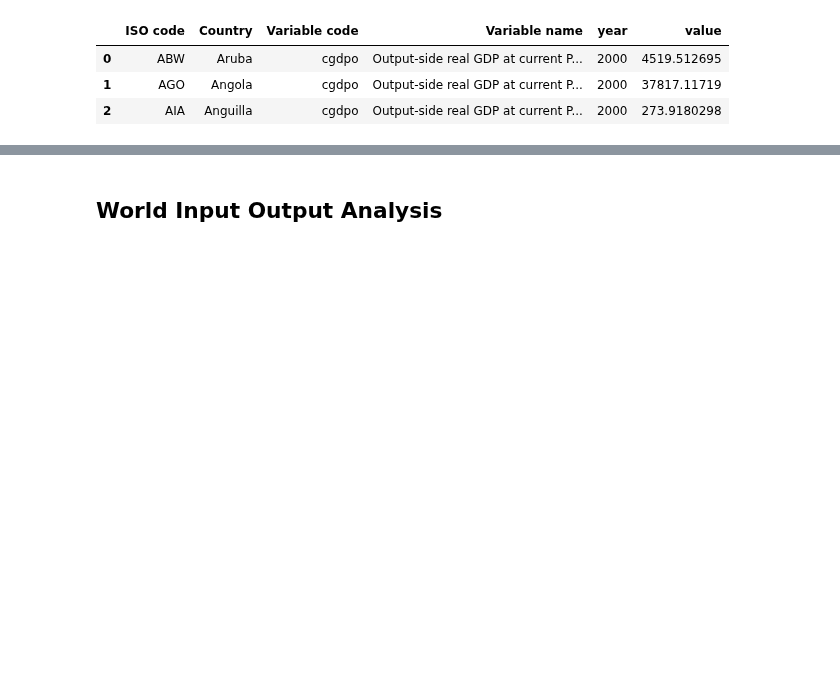
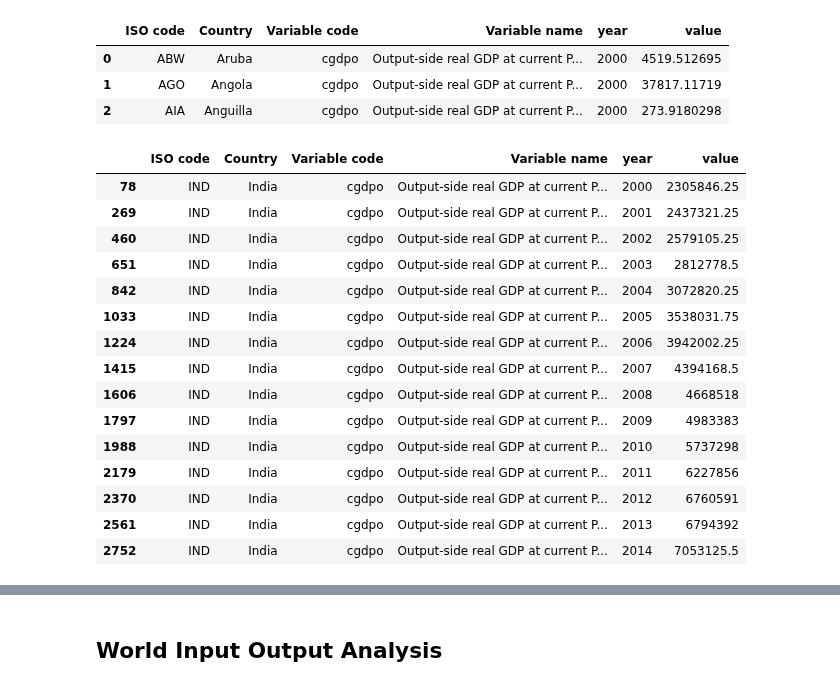
Before and after one commit to kavyajeetbora/ETL_wages, a Jupyter notebook: WIOD.ipynb, the cells around one changed output, grey strips where cells are left out. Cells and saved outputs as stored; diff of their text form; code cells hidden in the pictures; blank space fills up the shorter version.

```diff
--- a/WIOD.ipynb
+++ b/WIOD.ipynb
@@ -185,6 +185,25 @@ PPP.head(3)
 | 0 | ABW | Aruba | cgdpo | Output-side real GDP at current P... | 2000 | 4519.512695 |
 | 1 | AGO | Angola | cgdpo | Output-side real GDP at current P... | 2000 | 37817.11719 |
 | 2 | AIA | Anguilla | cgdpo | Output-side real GDP at current P... | 2000 | 273.9180298 |
+# %%
+PPP[PPP['Country']=='India']
+# %% [output]
+|  | ISO code | Country | Variable code | Variable name | year | value |
+| 78 | IND | India | cgdpo | Output-side real GDP at current P... | 2000 | 2305846.25 |
+| 269 | IND | India | cgdpo | Output-side real GDP at current P... | 2001 | 2437321.25 |
+| 460 | IND | India | cgdpo | Output-side real GDP at current P... | 2002 | 2579105.25 |
+| 651 | IND | India | cgdpo | Output-side real GDP at current P... | 2003 | 2812778.5 |
+| 842 | IND | India | cgdpo | Output-side real GDP at current P... | 2004 | 3072820.25 |
+| 1033 | IND | India | cgdpo | Output-side real GDP at current P... | 2005 | 3538031.75 |
+| 1224 | IND | India | cgdpo | Output-side real GDP at current P... | 2006 | 3942002.25 |
+| 1415 | IND | India | cgdpo | Output-side real GDP at current P... | 2007 | 4394168.5 |
+| 1606 | IND | India | cgdpo | Output-side real GDP at current P... | 2008 | 4668518 |
+| 1797 | IND | India | cgdpo | Output-side real GDP at current P... | 2009 | 4983383 |
+| 1988 | IND | India | cgdpo | Output-side real GDP at current P... | 2010 | 5737298 |
+| 2179 | IND | India | cgdpo | Output-side real GDP at current P... | 2011 | 6227856 |
+| 2370 | IND | India | cgdpo | Output-side real GDP at current P... | 2012 | 6760591 |
+| 2561 | IND | India | cgdpo | Output-side real GDP at current P... | 2013 | 6794392 |
+| 2752 | IND | India | cgdpo | Output-side real GDP at current P... | 2014 | 7053125.5 |
 # %%
 NA_data = pd.read_excel('NA_data.xlsx', sheet_name='Data')
 NA_data = NA_data[NA_data['year'].isin(year_range)][['countrycode', 'year', 'v_gdp']]
```
Also changed, not shown: parts of 13 cells of this notebook.
